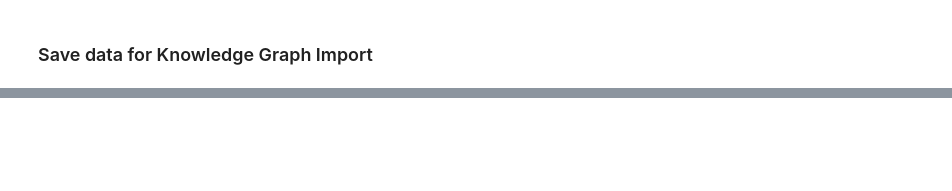
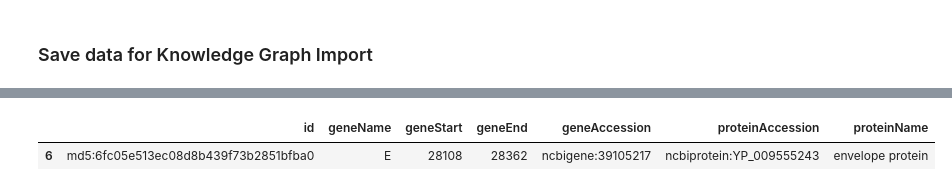
Before and after one commit to covid-19-net/covid-19-community, a Jupyter notebook: notebooks/dataprep/01b-NCBIGeneProtein.ipynb, the cells around one changed output, grey strips where cells are left out. Cells and saved outputs as stored; diff of their text form; code cells hidden in the pictures; blank space fills up the shorter version.

```diff
--- a/notebooks/dataprep/01b-NCBIGeneProtein.ipynb
+++ b/notebooks/dataprep/01b-NCBIGeneProtein.ipynb
@@ -203,0 +225,9 @@ df.head(100)
+# %%
+index = df.query("proteinAccession == 'ncbiprotein:YP_009555243'").index.values[0]
+df.at[index, 'geneName'] = 'E'
+df.at[index, 'geneAccession'] = 'ncbigene:39105217'
+# %%
+df.query("proteinAccession == 'ncbiprotein:YP_009555243'")
+# %% [output]
+|  | id | geneName | geneStart | geneEnd | geneAccession | proteinAccession | proteinName |
+| 6 | md5:6fc05e513ec08d8b439f73b2851bfba0 | E | 28108 | 28362 | ncbigene:39105217 | ncbiprotein:YP_009555243 | envelope protein |
```
Also changed, not shown: parts of 11 cells of this notebook, 7 other files.
